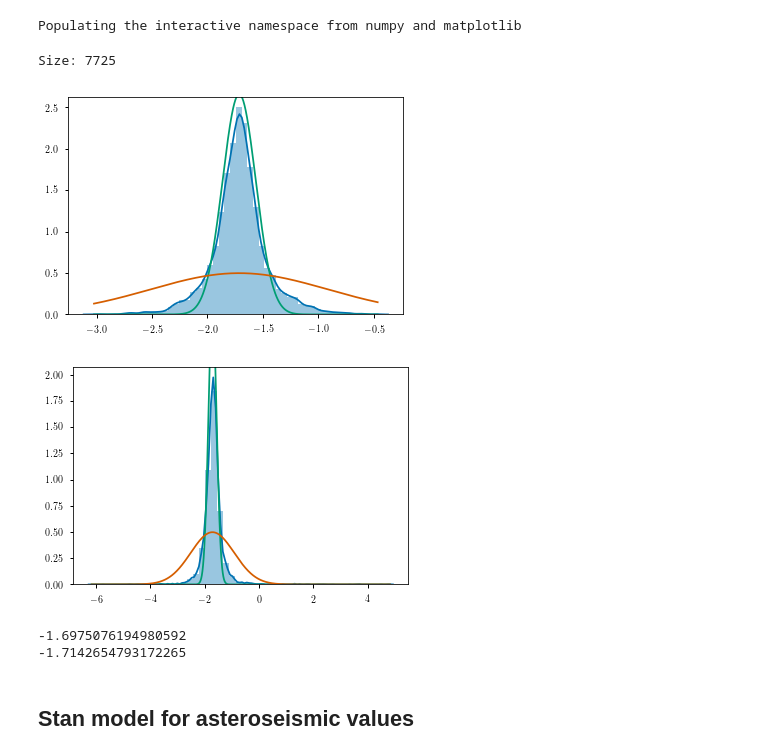
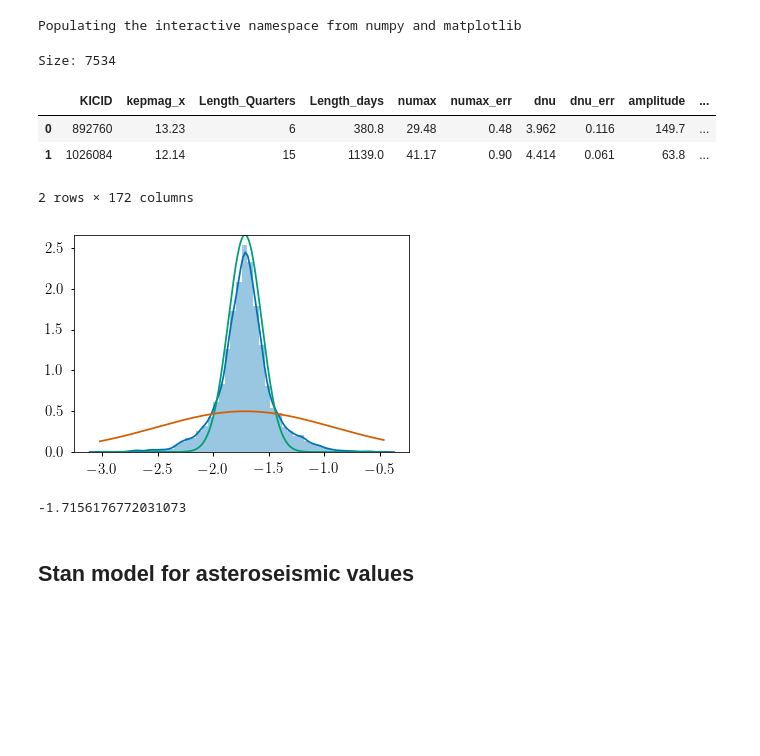
Before and after one commit to ojhall94/GAIA, a Jupyter notebook: hbmm_yu18_ast.ipynb, the cells around one changed output. Saved outputs shown, nothing was run; the diff lists cells and outputs as text; code cells hidden in the pictures; blank space fills up the shorter version.

```diff
--- a/hbmm_yu18_ast.ipynb
+++ b/hbmm_yu18_ast.ipynb
@@ -21,52 +25,42 @@ Populating the interactive namespace from numpy and matplotlib
 # %%
 def read_data():
 #     sfile = '../Data/MRCxyu18.csv'
-    sfile = '../data/KepxDR2/MRCxyu18_wdupes_BC.csv'
-    df = pd.read_csv(sfile,index_col=0)
+#     sfile = '../data/KepxDR2/MRCxyu18_wdupes_BC.csv'
+    sfile = '../data/KepxDR2/rcxyu18.csv'
+    df = pd.read_csv(sfile)
     return df
 
 def normal(x, mu, sigma):
     return (1/np.sqrt(2*np.pi*sigma**2)) * np.exp(-(x - mu)**2/(2*sigma**2))
 # %%
 df = read_data()
+print('Size: '+str(len(df)))
 df.head(2)
-print('Size: '+str(len(df)))
 # %% [output]
-Size: 7725
+Size: 7534
+|  | KICID | kepmag_x | Length_Quarters | Length_days | numax | numax_err | dnu | dnu_err | amplitude | ... |
+| 0 | 892760 | 13.23 | 6 | 380.8 | 29.48 | 0.48 | 3.962 | 0.116 | 149.7 | ... |
+| 1 | 1026084 | 12.14 | 15 | 1139.0 | 41.17 | 0.90 | 4.414 | 0.061 | 63.8 | ... |
+2 rows × 172 columns
 # %%
 '''Step one is figuring out the different distributions we want'''
 df.head(2)
-aKs = df.ast_MKs.values
-pKs = df.phot_MKs.values
-stage = df.stage.values
-mKs = df.kmag.values
-heb = stage == 2
+Ks = df.ast_MKs.values
 
-ax = np.linspace(aKs.min(),aKs.max(),1000)
-px = np.linspace(pKs.min(),pKs.max(),1000)
+x = np.linspace(Ks.min(),Ks.max(),1000)
 
-afg = normal(ax, np.median(aKs), 0.15)
-abg = normal(ax, np.median(aKs), .8)
-pfg = normal(px, np.median(aKs), 0.15)
-pbg = normal(px, np.median(aKs), .8)
+fg = normal(x, np.median(Ks), 0.15)
+bg = normal(x, np.median(Ks), .8)
 
-sns.distplot(aKs[heb])
-plt.plot(ax,afg)
-plt.plot(ax,abg)
+sns.distplot(Ks)
+plt.plot(x,fg)
+plt.plot(x,bg)
 plt.show()
 
-sns.distplot(pKs)
-plt.plot(px,pfg)
-plt.plot(px,pbg)
-plt.show()
-
-print(np.median(pKs))
-print(np.median(aKs))
+print(np.median(Ks))
 # %% [output]
-[figure, old version]
+[figure, new version]
-[figure, removed]
--1.6975076194980592
--1.7142654793172265
+-1.7156176772031073
 # %% [markdown]
 ## Stan model for asteroseismic values
 # %%
```
Also changed, not shown: parts of 14 cells of this notebook, 1 other file.
